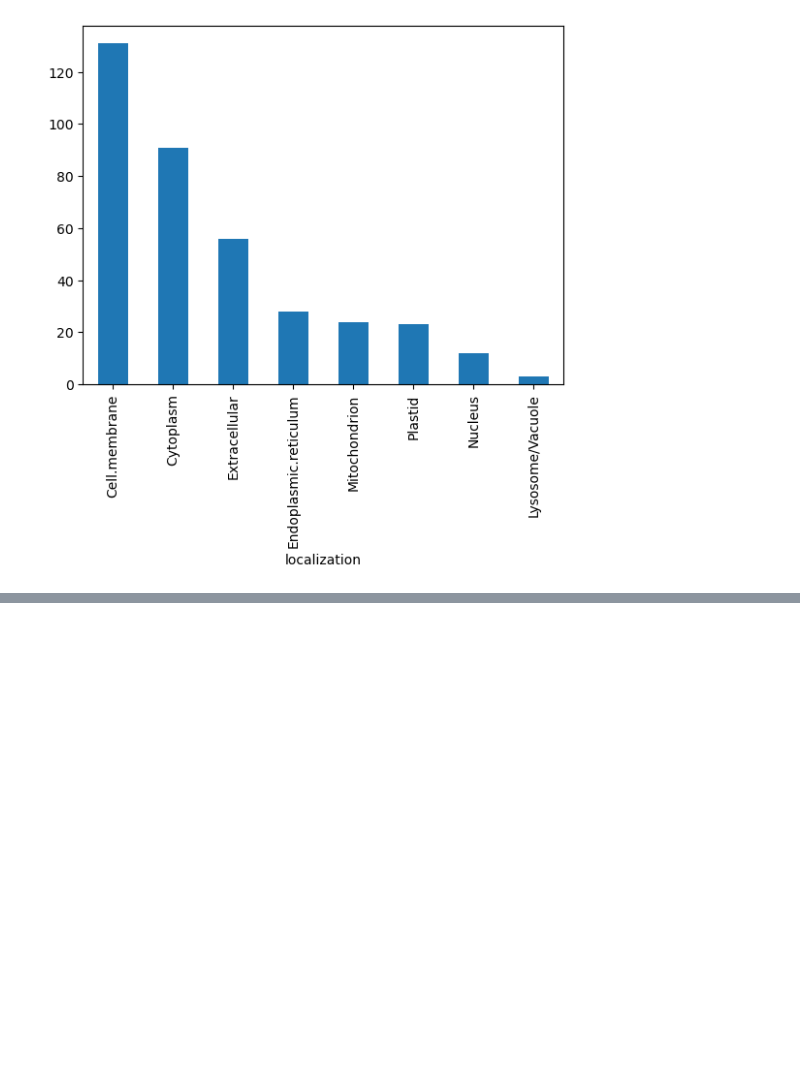
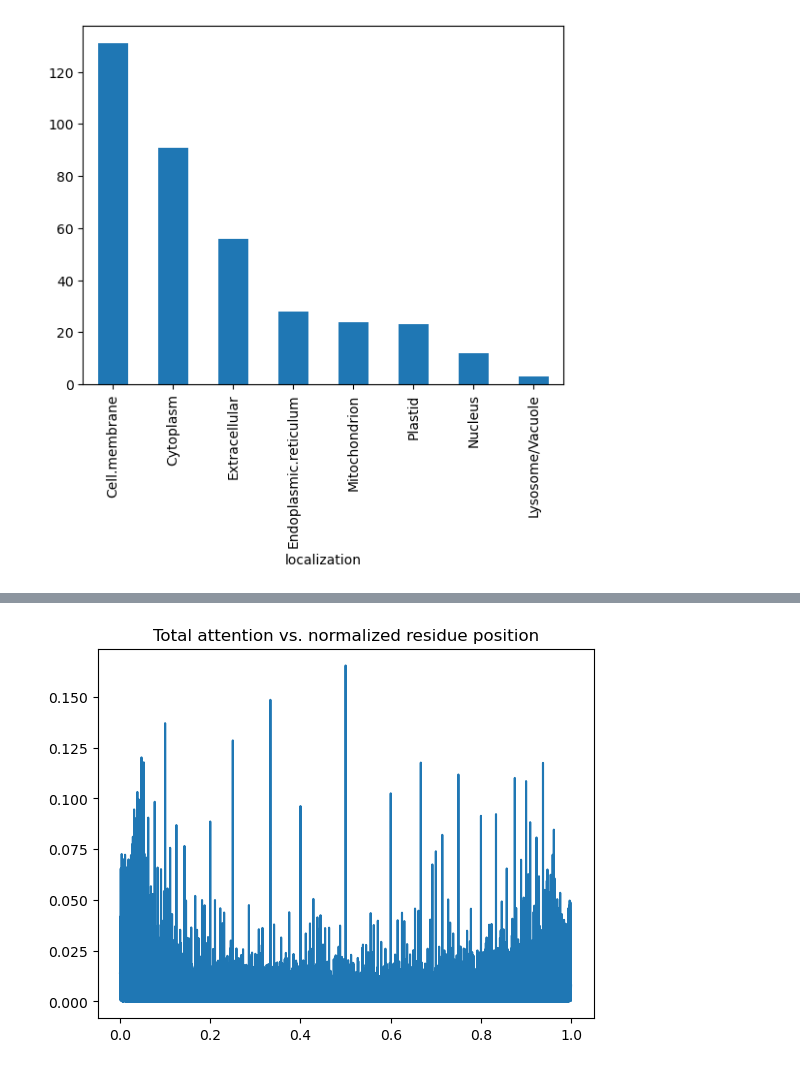
Before and after one commit to Delft-iGEM/utp-sequence-analysis, a Jupyter notebook: localizations.ipynb, the cells around one changed output, grey strips where cells are left out. Saved outputs shown, nothing was run; the diff lists cells and outputs as text; code cells hidden in the pictures; blank space fills up the shorter version.

```diff
--- a/localizations.ipynb
+++ b/localizations.ipynb
@@ -36,0 +150,20 @@ plt.show()
+# %%
+def compute_attention_per_normalized_position(attention_weights):
+    attn = defaultdict(lambda: 0)
+    for _, attn_vec in attention_weights.items():
+        for idx, w in enumerate(attn_vec):
+            normalized_pos = idx / len(attn_vec)
+            attn[normalized_pos] += w
+
+    attn = sorted(attn.items(), key=lambda x: x[0])
+    attn_x = [x[0] for x in attn]
+    attn_y = [x[1] for x in attn]
+    return attn_x, attn_y
+# %%
+attn_x, attn_y = compute_attention_per_normalized_position(attention_weights)
+
+plt.plot(attn_x[1:], attn_y[1:])
+plt.title("Total attention vs. normalized residue position")
+plt.show()
+# %% [output]
+[figure, added]
```
Also changed, not shown: parts of 11 cells of this notebook, 1 other file.
